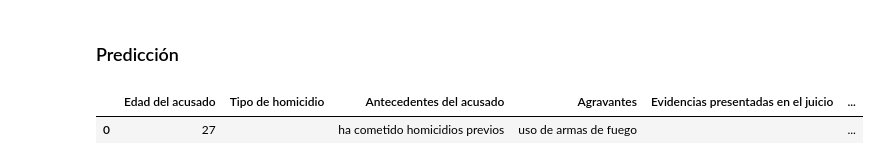
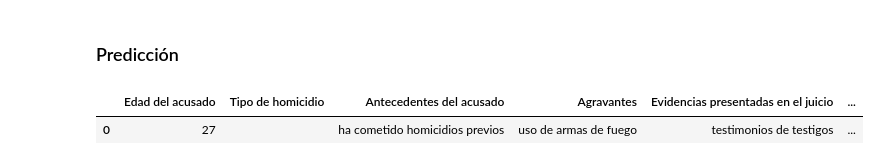
Before and after one commit to Jhan73/juezBot, a Jupyter notebook: juezBot/modelo/randomForest.ipynb, the cells around one changed output. Drawn from its saved outputs; the diff is of its cells as text; code cells hidden in the pictures.

```diff
--- a/juezBot/modelo/randomForest.ipynb
+++ b/juezBot/modelo/randomForest.ipynb
@@ -161,14 +165,14 @@ Root Mean Squared Rerror:  8.176855870891533
 ### Predicción
 # %%
 New_data = {'Edad del acusado': 27,'Tipo de homicidio':'', 'Antecedentes del acusado':'ha cometido homicidios previos', 'Agravantes':'uso de armas de fuego',
-       'Evidencias presentadas en el juicio':'',
-       'Relacion entre el acusado y la victima':'', 'Motivacion del crimen':'',
+       'Evidencias presentadas en el juicio':'testimonios de testigos',
+       'Relacion entre el acusado y la victima':'', 'Motivacion del crimen':'venganza',
        'Conducta del acusado durante el juicio':'colaboracion con la justicia', 'Causalidades externas':'consumo de alcohol',
        'Evaluacion psicologica':'', 'Grado de violencia':''}
 
 New_df = pd.DataFrame(New_data, index=[0])
 New_df
 # %% [output]
 |  | Edad del acusado | Tipo de homicidio | Antecedentes del acusado | Agravantes | Evidencias presentadas en el juicio | ... |
-| 0 | 27 |  | ha cometido homicidios previos | uso de armas de fuego |  | ... |
+| 0 | 27 |  | ha cometido homicidios previos | uso de armas de fuego | testimonios de testigos | ... |
 # %%
```
Also changed, not shown: parts of 21 cells of this notebook, 9 other files.
